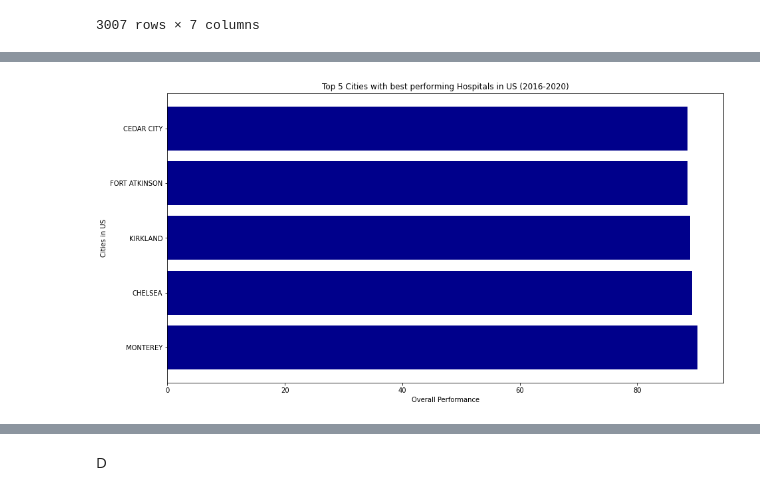
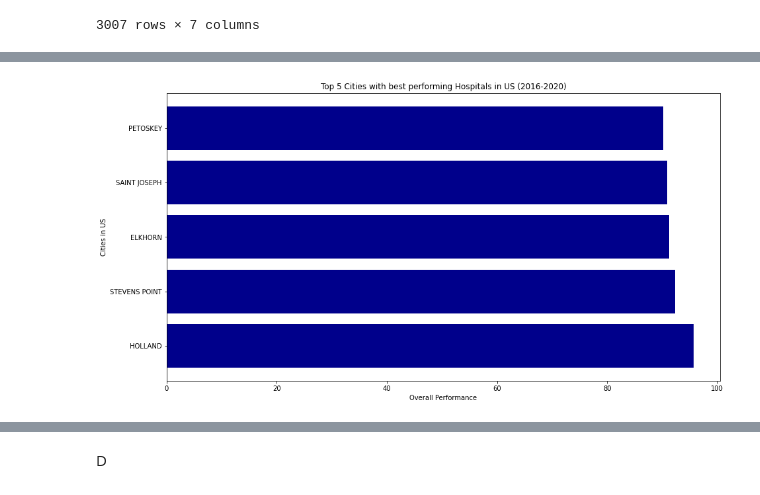
Before and after one commit to Heartz00/TEAM-JUPYTER, a Jupyter notebook: Analyzed_dataset.ipynb, the cells around one changed output, grey strips where cells are left out. Saved outputs shown, nothing was run; the diff lists cells and outputs as text; code cells hidden in the pictures.

```diff
--- a/Analyzed_dataset.ipynb
+++ b/Analyzed_dataset.ipynb
@@ -794,16 +794,16 @@ top10_cities
 # %%
 import matplotlib.pyplot as plt
 fig = plt.figure(figsize = (15, 8))
 
 # creating the bar plot
-plt.barh(top10_cities['City'].tail(5), top10_cities['Overall performance'].tail(5), color ='darkBlue')
+plt.barh(top10_cities['City'].head(5), top10_cities['Overall performance'].head(5), color ='darkBlue')
 
 plt.ylabel("Cities in US")
 plt.xlabel("Overall Performance")
 plt.title("Top 5 Cities with best performing Hospitals in US (2016-2020)")
 plt.show()
 # %% [output]
-[figure, old version]
+[figure, new version]
 # %%
 ranked_performance_for_city = Overall_performance_tableC.sort_values(by='Overall performance', ascending=True)
 least10_cities= ranked_performance_for_city.head(10)
```
Also changed, not shown: parts of 6 cells of this notebook.
